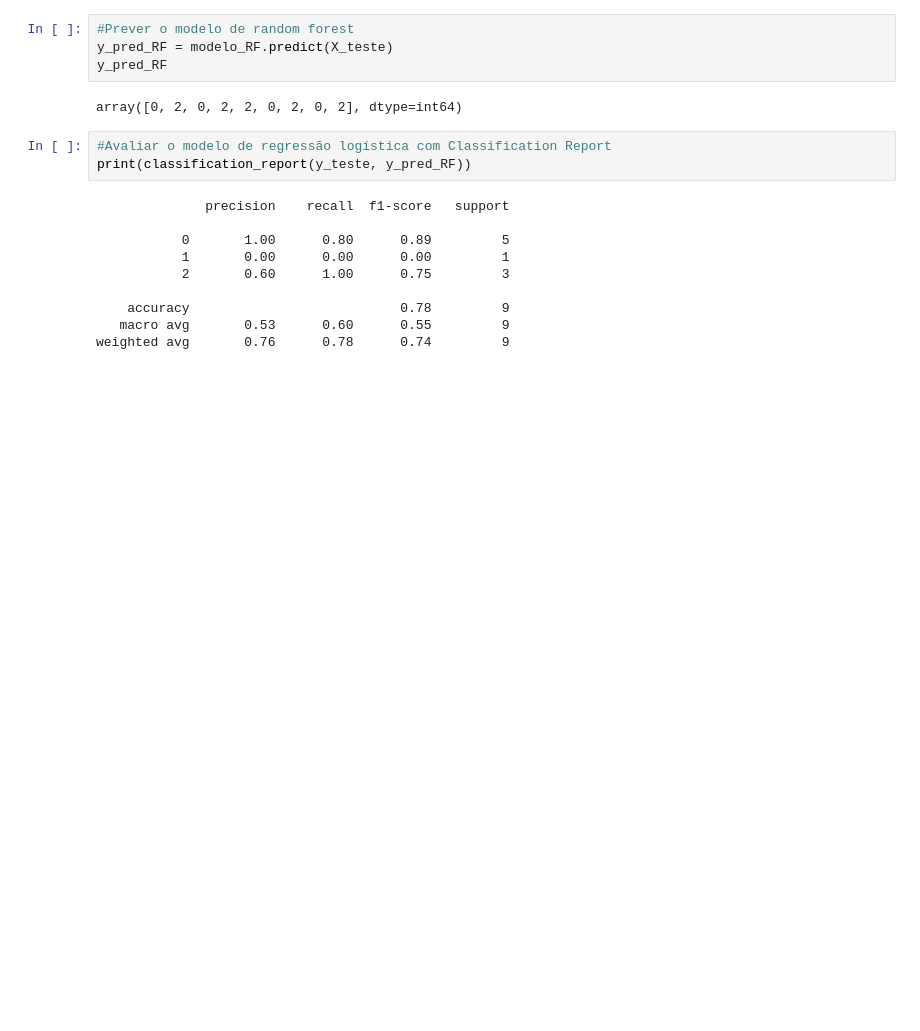
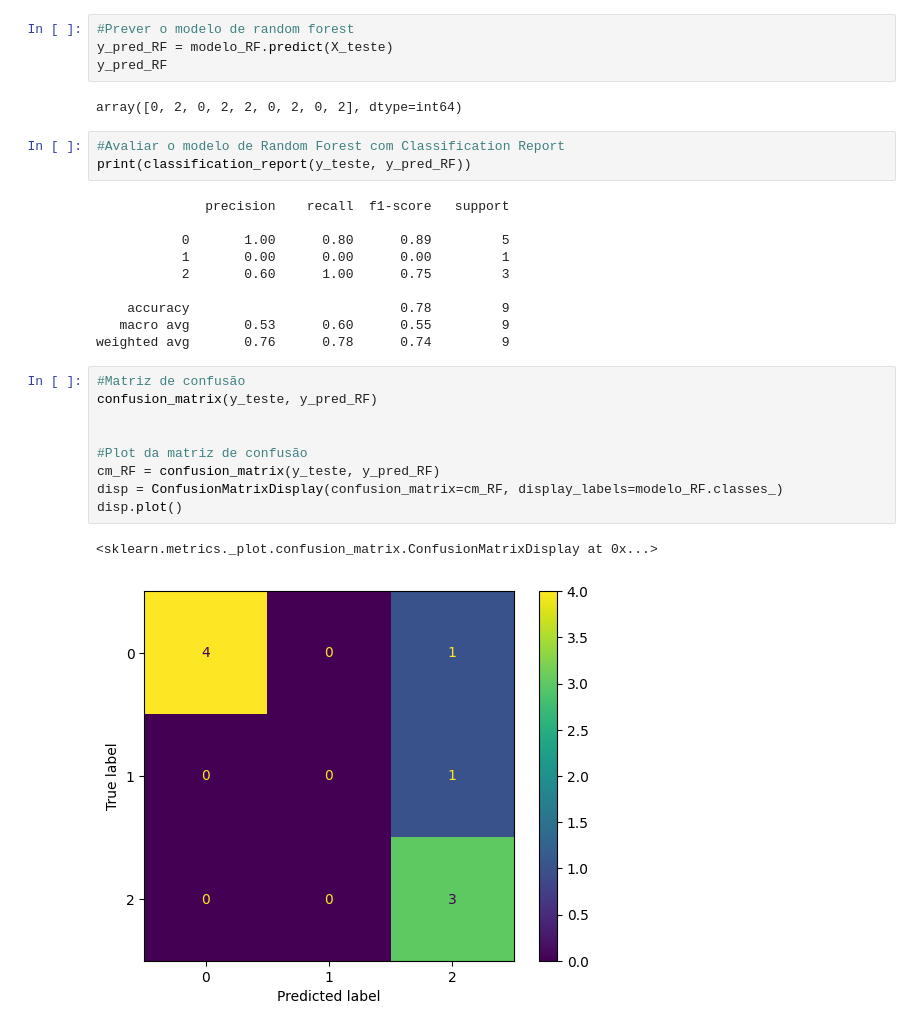
Before and after one commit to abilioepalanga/Modelo-de-previs-o-da-Premier-League-inglesa, a Jupyter notebook: Dados/previsão_2.ipynb, the cells around one changed output. Cells and saved outputs as stored; diff of their text form; blank space fills up the shorter version.

Commit message:
Avaliando o random forest com Matriz confusão

```diff
--- a/Dados/previsão_2.ipynb
+++ b/Dados/previsão_2.ipynb
@@ -296,7 +296,7 @@ y_pred_RF
 # %% [output]
 array([0, 2, 0, 2, 2, 0, 2, 0, 2], dtype=int64)
 # %%
-#Avaliar o modelo de regressão logística com Classification Report
+#Avaliar o modelo de Random Forest com Classification Report
 print(classification_report(y_teste, y_pred_RF))
 # %% [output]
               precision    recall  f1-score   support
@@ -308,3 +308,15 @@ print(classification_report(y_teste, y_pred_RF))
     accuracy                           0.78         9
    macro avg       0.53      0.60      0.55         9
 weighted avg       0.76      0.78      0.74         9
+# %%
+#Matriz de confusão
+confusion_matrix(y_teste, y_pred_RF)
+
+
+#Plot da matriz de confusão
+cm_RF = confusion_matrix(y_teste, y_pred_RF)
+disp = ConfusionMatrixDisplay(confusion_matrix=cm_RF, display_labels=modelo_RF.classes_)
+disp.plot()
+# %% [output]
+<sklearn.metrics._plot.confusion_matrix.ConfusionMatrixDisplay at 0x...>
+[figure, added]
```
